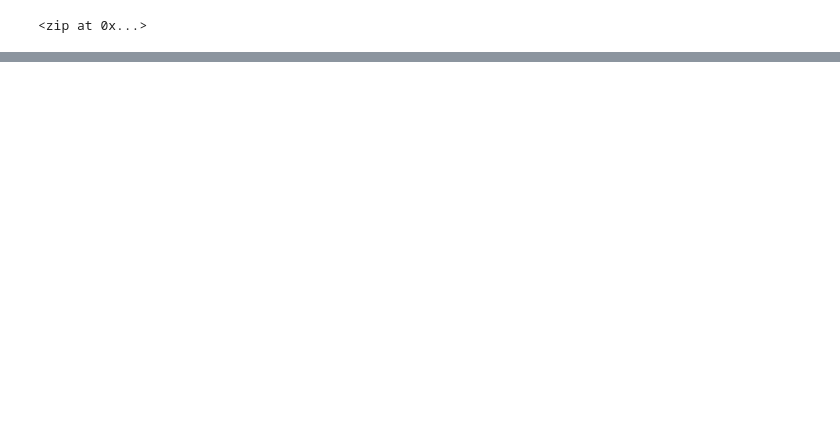
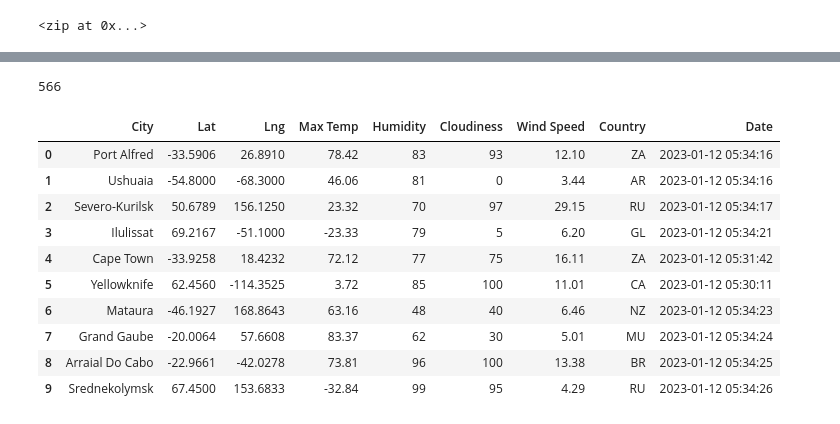
Before and after one commit to nnutley/World_Weather_Analysis, a Jupyter notebook: WeatherPy.ipynb, the cells around one changed output, grey strips where cells are left out. Saved outputs shown, nothing was run; the diff lists cells and outputs as text; code cells hidden in the pictures; blank space fills up the shorter version.

Commit message:
Modifying .gitignore and adding WeatherPy file

```diff
--- a/WeatherPy.ipynb
+++ b/WeatherPy.ipynb
@@ -32,0 +39,3 @@ NameError: name 'coordinates' is not defined
+# %%
+# Starting URL for Weather Map API Call.
+url = "http://api.openweathermap.org/data/2.5/weather?units=Imperial&APPID=" + weather_api_key
@@ -32,0 +129,20 @@ NameError: name 'coordinates' is not defined
+# %%
+print(len(city_data))
+# %% [output]
+566
+# %%
+# Convert the array of dictionaries to a Pandas DataFrame.
+city_data_df = pd.DataFrame(city_data)
+city_data_df.head(10)
+# %% [output]
+|  | City | Lat | Lng | Max Temp | Humidity | Cloudiness | Wind Speed | Country | Date |
+| 0 | Port Alfred | -33.5906 | 26.8910 | 78.42 | 83 | 93 | 12.10 | ZA | 2023-01-12 05:34:16 |
+| 1 | Ushuaia | -54.8000 | -68.3000 | 46.06 | 81 | 0 | 3.44 | AR | 2023-01-12 05:34:16 |
+| 2 | Severo-Kurilsk | 50.6789 | 156.1250 | 23.32 | 70 | 97 | 29.15 | RU | 2023-01-12 05:34:17 |
+| 3 | Ilulissat | 69.2167 | -51.1000 | -23.33 | 79 | 5 | 6.20 | GL | 2023-01-12 05:34:21 |
+| 4 | Cape Town | -33.9258 | 18.4232 | 72.12 | 77 | 75 | 16.11 | ZA | 2023-01-12 05:31:42 |
+| 5 | Yellowknife | 62.4560 | -114.3525 | 3.72 | 85 | 100 | 11.01 | CA | 2023-01-12 05:30:11 |
+| 6 | Mataura | -46.1927 | 168.8643 | 63.16 | 48 | 40 | 6.46 | NZ | 2023-01-12 05:34:23 |
+| 7 | Grand Gaube | -20.0064 | 57.6608 | 83.37 | 62 | 30 | 5.01 | MU | 2023-01-12 05:34:24 |
+| 8 | Arraial Do Cabo | -22.9661 | -42.0278 | 73.81 | 96 | 100 | 13.38 | BR | 2023-01-12 05:34:25 |
+| 9 | Srednekolymsk | 67.4500 | 153.6833 | -32.84 | 99 | 95 | 4.29 | RU | 2023-01-12 05:34:26 |
```
Also changed, not shown: parts of 6 cells of this notebook, 4 other files.
